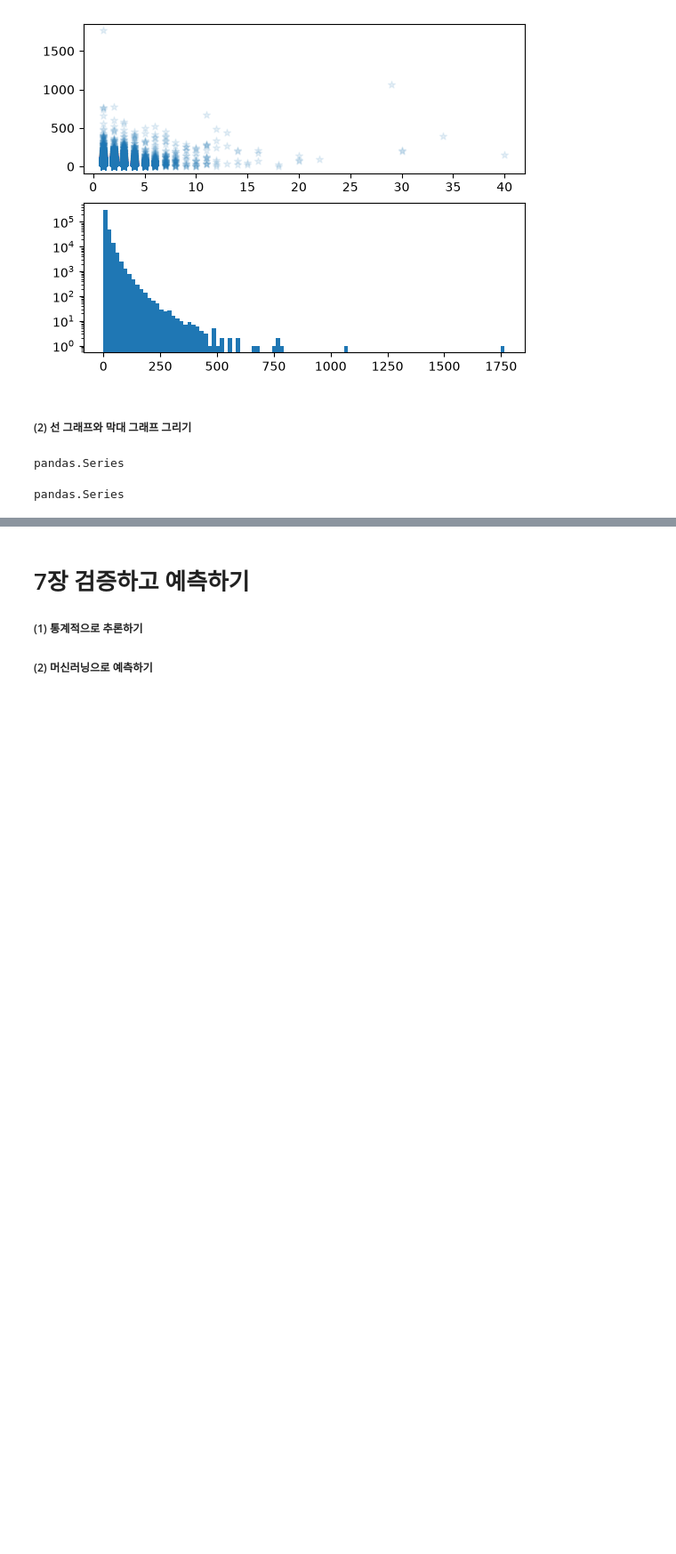
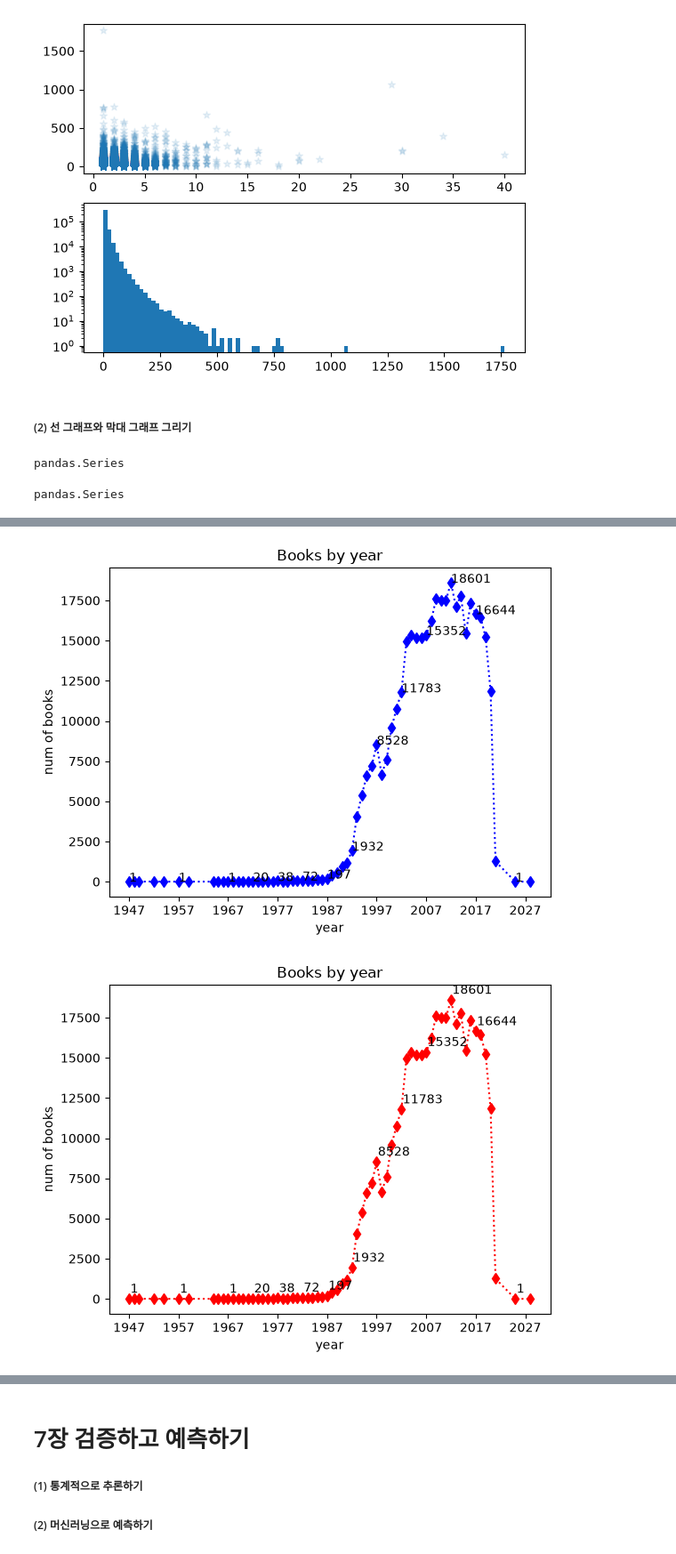
Before and after one commit to yccho1004/pythonBasic, a Jupyter notebook: HonGong-DataAnalysis_py/basics_DA.ipynb, the cells around one changed output, grey strips where cells are left out. Shown at 89% size. Cells and saved outputs as stored; diff of their text form; code cells hidden in the pictures; blank space fills up the shorter version.

```diff
--- a/HonGong-DataAnalysis_py/basics_DA.ipynb
+++ b/HonGong-DataAnalysis_py/basics_DA.ipynb
@@ -930,0 +952,23 @@ plt.title()
+# %%
+#5행씩 건너뛴 연도별 도서수를 출력, 마커에 값을 함께 표시함
+plt.plot(count_by_year, ':db')
+plt.title('Books by year')
+plt.xlabel('year')
+plt.ylabel('num of books')
+plt.xticks(range(1947, 2030, 10)) #10년 간격으로 표시
+for idx, val in count_by_year[::5].items():
+    plt.annotate(val, (idx, val)) #(idx, val)은 출력 위치(좌표)임
+plt.show()
+
+#마커에 텍스트를 x축으로 1만큼, y축으로 10만큼 띄워 출력하도록 지정함
+plt.plot(count_by_year, ':dr')
+plt.title('Books by year')
+plt.xlabel('year')
+plt.ylabel('num of books')
+plt.xticks(range(1947, 2030, 10)) #10년 간격으로 표시
+for idx, val in count_by_year[::5].items():
+    plt.annotate(val, (idx, val), xytext=(1, 5), textcoords='offset points') #(idx, val)은 출력 위치(좌표)임
+plt.show()
+# %% [output]
+[figure, added]
+[figure, added]
```
Also changed, not shown: parts of 13 cells of this notebook, 3 other files.
